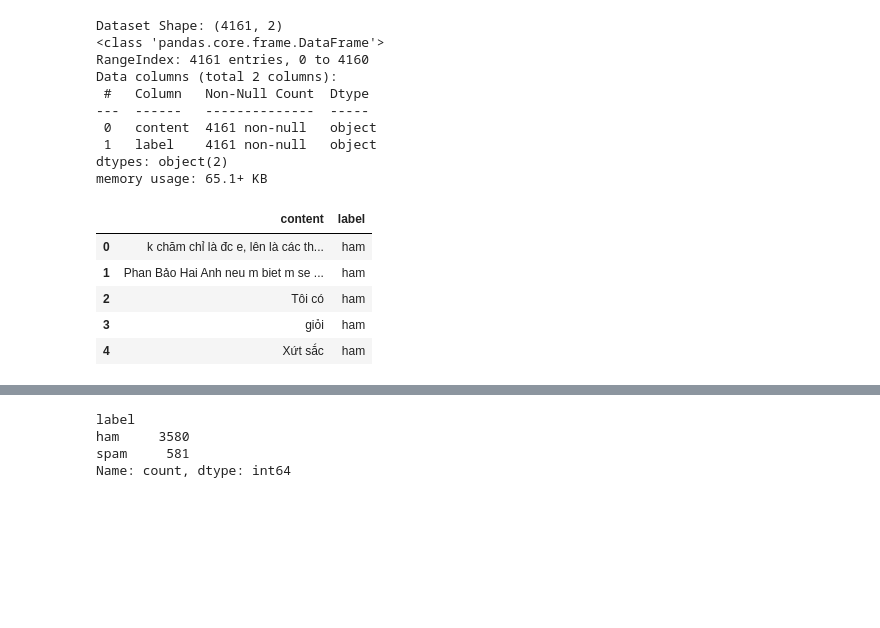
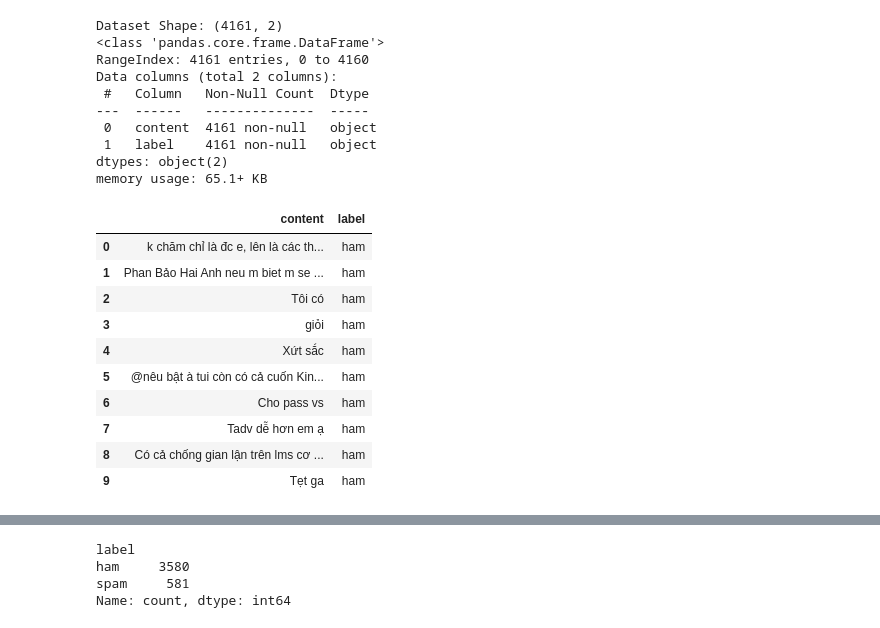
Before and after one commit to huuhieu56/NLP1, a Jupyter notebook: PTIT_spam_ham.ipynb, the cells around one changed output, grey strips where cells are left out. Cells and saved outputs as stored; diff of their text form; code cells hidden in the pictures; blank space fills up the shorter version.

```diff
--- a/PTIT_spam_ham.ipynb
+++ b/PTIT_spam_ham.ipynb
@@ -11,6 +11,8 @@ from sklearn.model_selection import train_test_split
 from sklearn.naive_bayes import MultinomialNB
 from sklearn.svm import LinearSVC
 from scipy.sparse import hstack
+
+pd.set_option('display.max_colwidth', None) # Show full text
 # %%
 df = pd.read_csv('auto_labeled_comments.csv')
 # %%
@@ -28,11 +30,16 @@ Data columns (total 2 columns):
 dtypes: object(2)
 memory usage: 65.1+ KB
 # %%
-display(df.head(5))
+df.head(10)
 # %% [output]
 |  | content | label |
 | 0 | k chăm chỉ là đc e, lên là các th... | ham |
 | 1 | Phan Bảo Hai Anh neu m biet m se ... | ham |
 | 2 | Tôi có | ham |
 | 3 | giỏi | ham |
 | 4 | Xứt sắc | ham |
+| 5 | @nêu bật à tui còn có cả cuốn Kin... | ham |
+| 6 | Cho pass vs | ham |
+| 7 | Tadv dễ hơn em ạ | ham |
+| 8 | Có cả chống gian lận trên lms cơ ... | ham |
+| 9 | Tẹt ga | ham |
```
Also changed, not shown: parts of 26 cells of this notebook, 4 other files.
